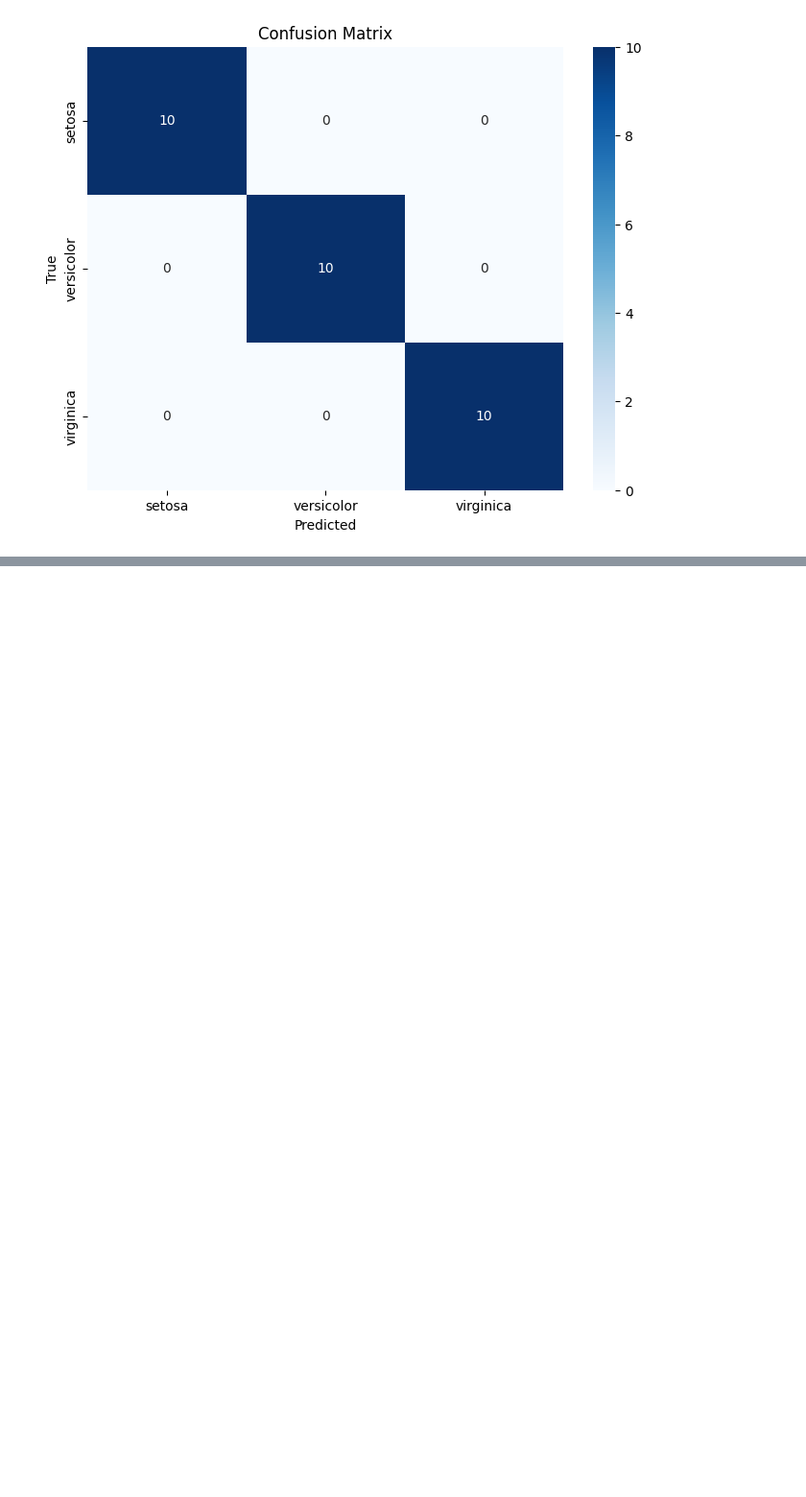
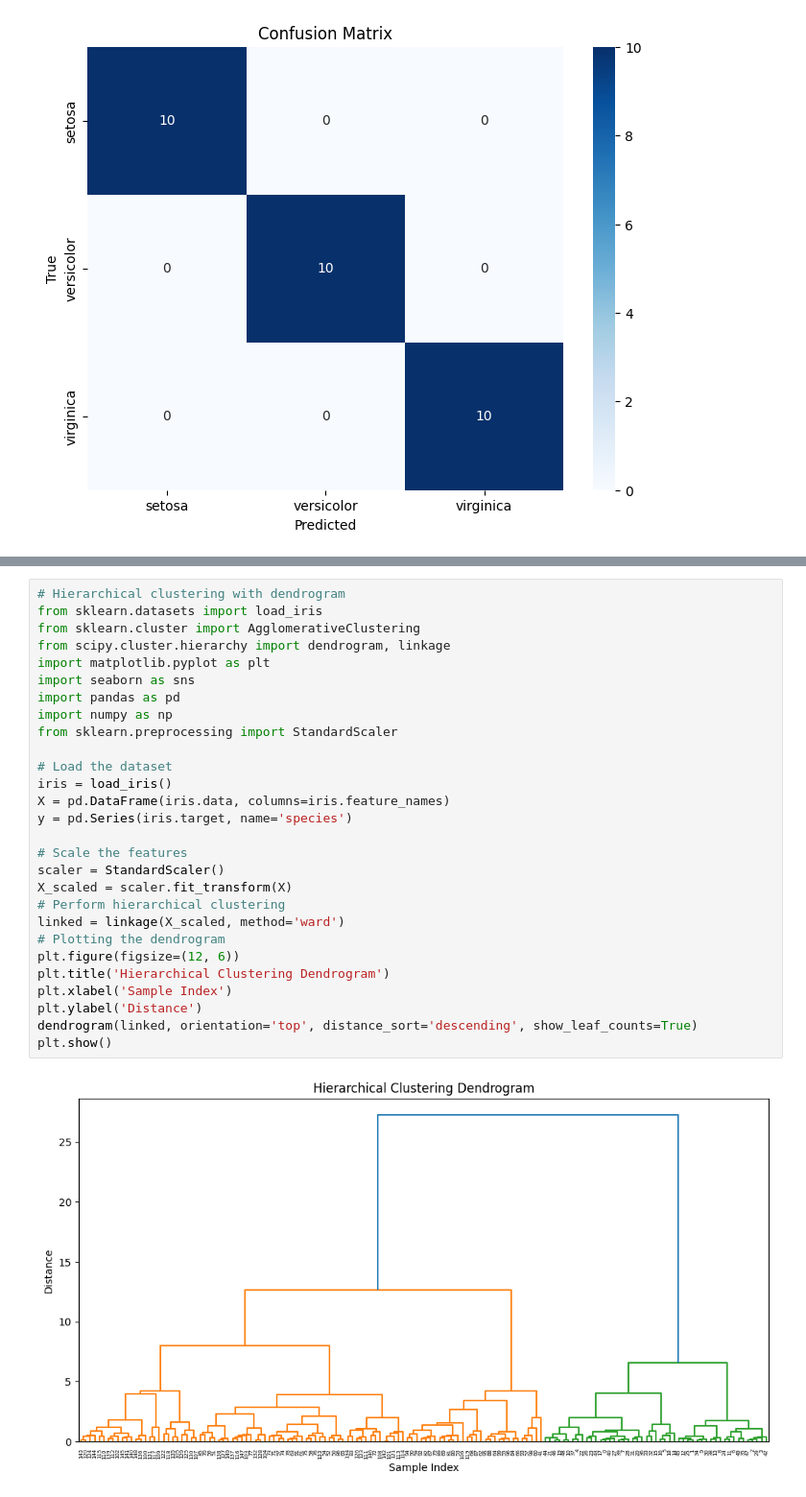
Before and after one commit to vinitvijal/Testing, a Jupyter notebook: P.ipynb, the cells around one changed output, grey strips where cells are left out. Shown at 96% size. Saved outputs shown, nothing was run; the diff lists cells and outputs as text; blank space fills up the shorter version.

```diff
--- a/P.ipynb
+++ b/P.ipynb
@@ -721,0 +786,30 @@ weighted avg       1.00      1.00      1.00        30
+# %%
+# Hierarchical clustering with dendrogram
+from sklearn.datasets import load_iris
+from sklearn.cluster import AgglomerativeClustering
+from scipy.cluster.hierarchy import dendrogram, linkage
+import matplotlib.pyplot as plt
+import seaborn as sns
+import pandas as pd
+import numpy as np
+from sklearn.preprocessing import StandardScaler
+
+# Load the dataset
+iris = load_iris()
+X = pd.DataFrame(iris.data, columns=iris.feature_names)
+y = pd.Series(iris.target, name='species')
+
+# Scale the features
+scaler = StandardScaler()
+X_scaled = scaler.fit_transform(X)
+# Perform hierarchical clustering
+linked = linkage(X_scaled, method='ward')
+# Plotting the dendrogram
+plt.figure(figsize=(12, 6))
+plt.title('Hierarchical Clustering Dendrogram')
+plt.xlabel('Sample Index')
+plt.ylabel('Distance')
+dendrogram(linked, orientation='top', distance_sort='descending', show_leaf_counts=True)
+plt.show()
+# %% [output]
+[figure, added]
```
Also changed, not shown: parts of 1 cell of this notebook.
